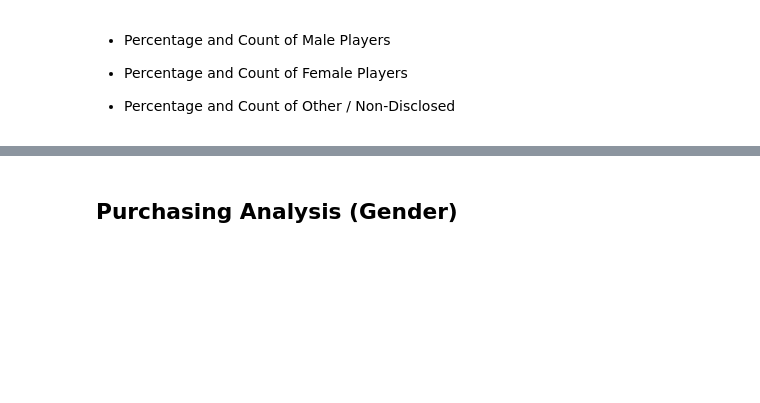
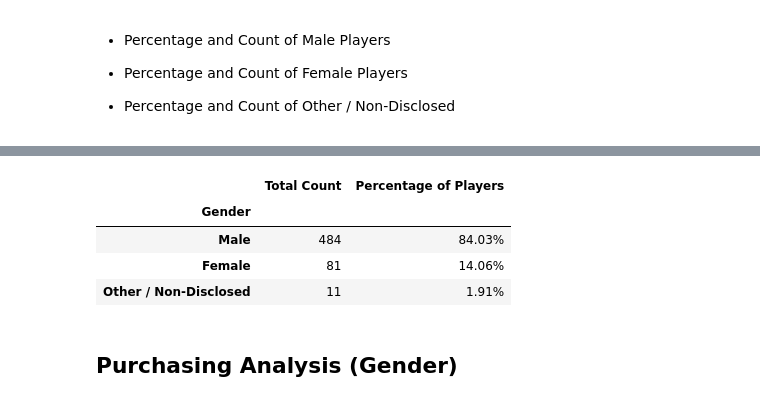
Before and after one commit to sjj1971/pandas-challenge, a Jupyter notebook: HeroesOfPymoli/HeroesOfPymoli_starter.ipynb, the cells around one changed output, grey strips where cells are left out. Saved outputs shown, nothing was run; the diff lists cells and outputs as text; code cells hidden in the pictures; blank space fills up the shorter version.

```diff
--- a/HeroesOfPymoli/HeroesOfPymoli_starter.ipynb
+++ b/HeroesOfPymoli/HeroesOfPymoli_starter.ipynb
@@ -53,0 +25,3 @@ Name: SN, Length: 576, dtype: int64
+# %%
+num_players = purchase_data.SN.nunique()
+pd.DataFrame({"Total Players":[num_players]})
@@ -87,3 +65,17 @@ Name: SN, Length: 576, dtype: int64
+# %%
+num_gender = purchase_data.groupby("Gender")['SN'].nunique()
+gender_df = pd.DataFrame(num_gender)
+gender_df = gender_df.rename(columns={"SN":"Total Count"})
+gender_df["Percentage of Players"] = round(gender_df.loc[:,"Total Count"]/num_players*100,2)
+gender_df["Percentage of Players"] = gender_df["Percentage of Players"].apply(str) +"%"
+gender_df = gender_df.sort_values("Total Count", ascending=False)
+gender_df
+# %% [output]
+|  | Total Count | Percentage of Players |
+| Gender |  |  |
+| Male | 484 | 84.03% |
+| Female | 81 | 14.06% |
+| Other / Non-Disclosed | 11 | 1.91% |
 # %% [markdown]
 
 ## Purchasing Analysis (Gender)
```
Also changed, not shown: parts of 13 cells of this notebook.
